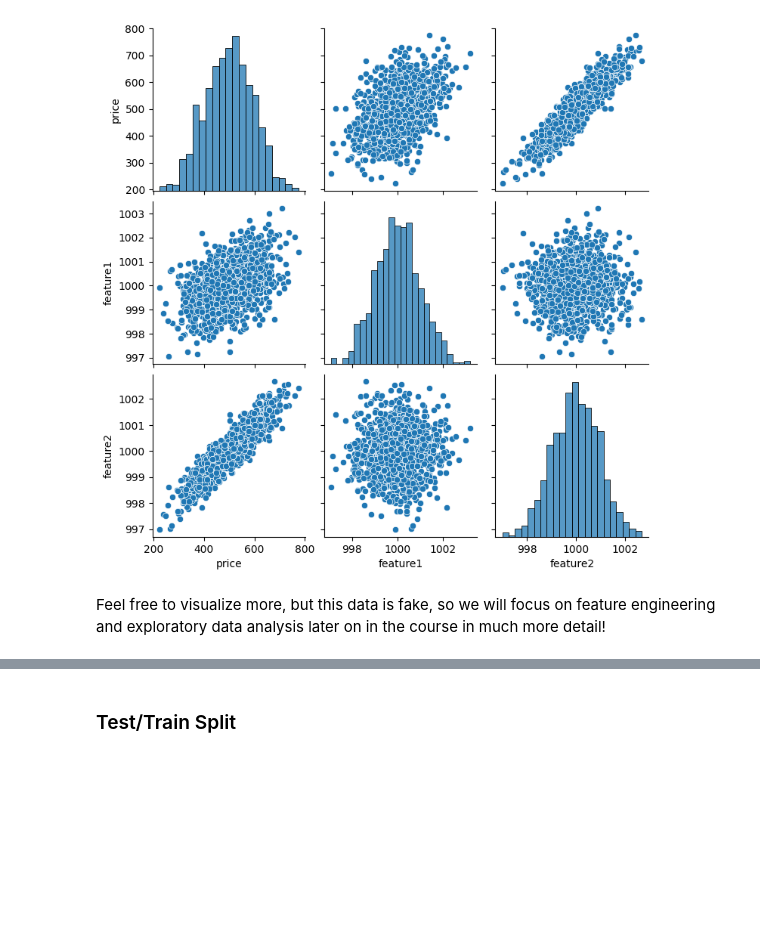
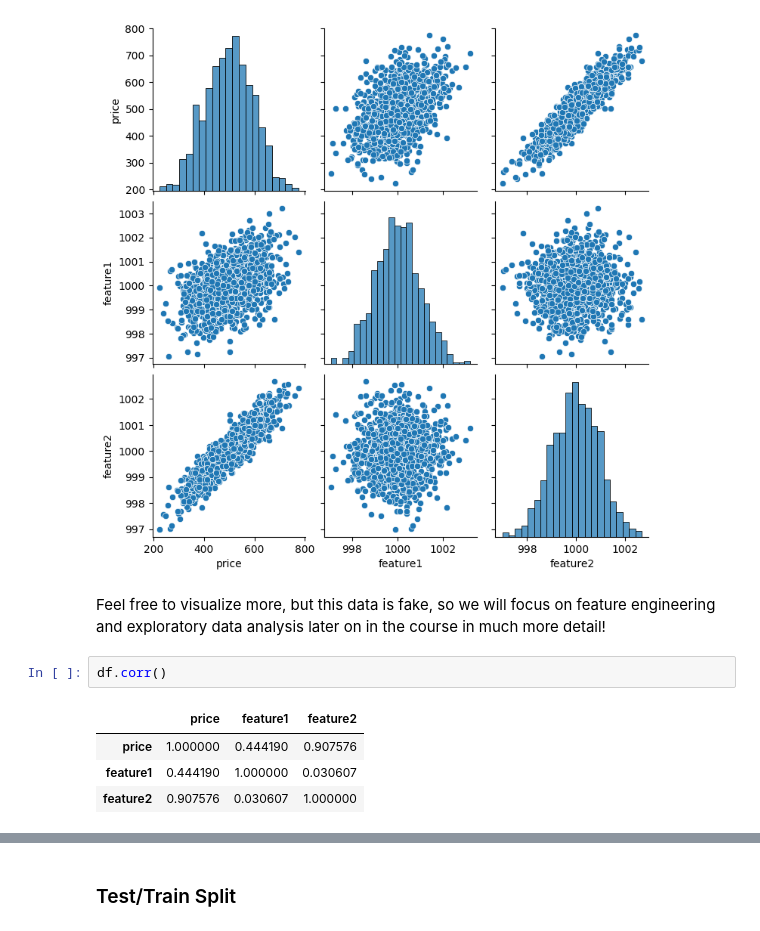
Before and after one commit to Frenz86/DeepLearning, a Jupyter notebook: python/Less04/04.1_Keras_regression_Basics.ipynb, the cells around one changed output, grey strips where cells are left out. Drawn from its saved outputs; the diff is of its cells as text; blank space fills up the shorter version.

```diff
--- a/python/Less04/04.1_Keras_regression_Basics.ipynb
+++ b/python/Less04/04.1_Keras_regression_Basics.ipynb
@@ -72,3 +72,10 @@ sns.pairplot(df);
 [figure]
 # %% [markdown]
 Feel free to visualize more, but this data is fake, so we will focus on feature engineering and exploratory data analysis later on in the course in much more detail!
+# %%
+df.corr()
+# %% [output]
+|  | price | feature1 | feature2 |
+| price | 1.000000 | 0.444190 | 0.907576 |
+| feature1 | 0.444190 | 1.000000 | 0.030607 |
+| feature2 | 0.907576 | 0.030607 | 1.000000 |
```
Also changed, not shown: parts of 47 cells of this notebook.
